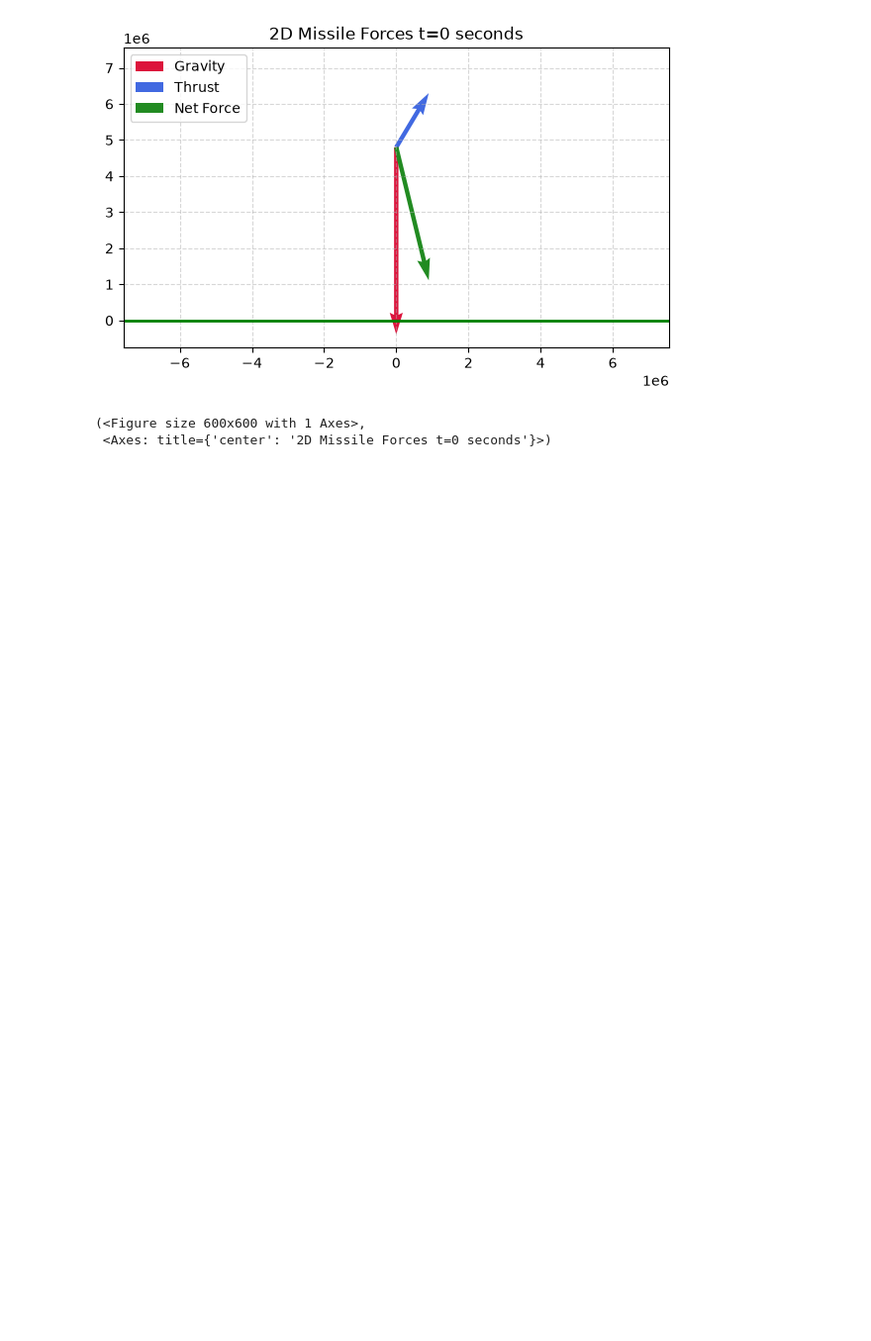
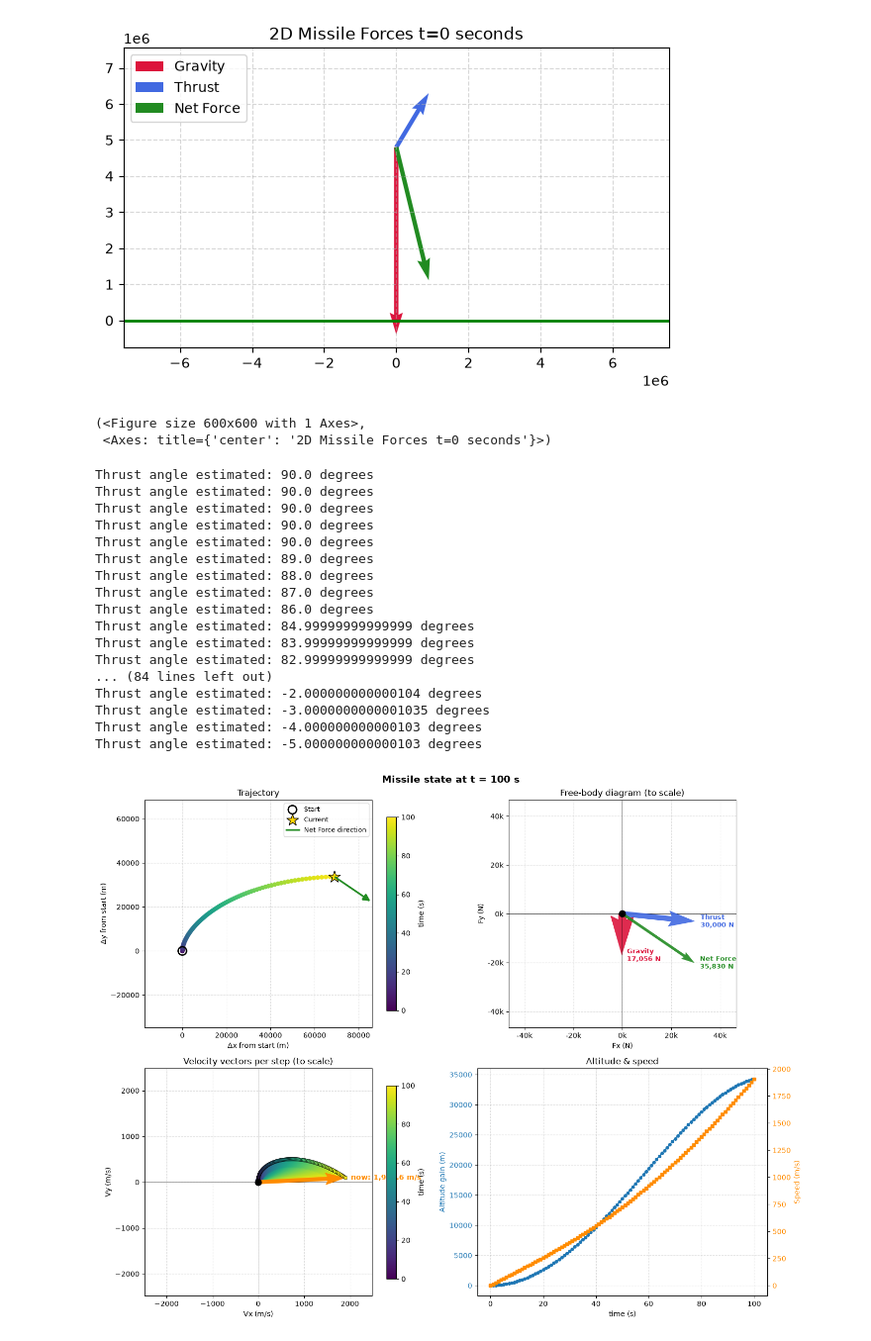
Before and after one commit to RaLLy08/icbm-missile-simulator, a Jupyter notebook: analysis/missile-physics.ipynb, the cells around one changed output. Shown at 99% size. Drawn from its saved outputs; the diff is of its cells as text; code cells hidden in the pictures; blank space fills up the shorter version.

```diff
--- a/analysis/missile-physics.ipynb
+++ b/analysis/missile-physics.ipynb
@@ -114,3 +268,74 @@ plot_2d_vectors(
 [figure]
 (<Figure size 600x600 with 1 Axes>,
  <Axes: title={'center': '2D Missile Forces t=0 seconds'}>)
+# %%
+G = 6.67430e-11
+M_earth = 5.972e24
+m_missile = 1000.0
+
+pos_missile = np.array([0.0, 4.8e6])  # Initial position (m)
+vel_missile = np.array([0.0, 0.0])  # Initial orbital velocity (m/s)
+
+# Weight at this altitude: G*M*m/r^2 ≈ 17,300 N. Thrust must exceed it to climb.
+f_thrust = np.array([0, 30000.0])  # Constant thrust vector (N) -> net ≈ +12,700 N up
+
+# --- Discrete Time Settings ---
+dt = 1.0  # Time step (seconds)
+step = 1
+
+trajectory = [pos_missile.copy()]
+# %%
+
+
+for _ in range(100):  # Simulate 100 steps
+    t = step * dt
+    step += 1
+
+    # 1. Compute forces at current position
+    r_mag = np.linalg.norm(pos_missile)
+    f_gravity = -G * M_earth * m_missile * pos_missile / (r_mag**3)
+
+    f_thrust_angle = np.arctan2(f_thrust[1], f_thrust[0])
+    print(f"Thrust angle estimated: {np.degrees(f_thrust_angle)} degrees")
+
+    if step > 5:
+        f_thrust_angle -= np.radians(1)  # Example: decrease thrust angle by 5 degrees
+        f_thrust = np.array([np.cos(f_thrust_angle), np.sin(f_thrust_angle)]) * np.linalg.norm(f_thrust)
+
+    f_net = f_gravity + f_thrust
+
+    # 3. Discrete Kinematics Update (Symplectic Euler)
+    accel = f_net / m_missile
+    vel_missile = vel_missile + accel * dt
+    pos_missile = pos_missile + vel_missile * dt
+    trajectory.append(pos_missile.copy())
+
+
+# trailing ";" stops Jupyter from displaying the returned Figure a second time
+plot_missile_state(
+    trajectory=trajectory,
+    forces=[f_gravity, f_thrust, f_net],  # net force last
+    labels=["Gravity", "Thrust", "Net Force"],
+    colors=["crimson", "royalblue", "forestgreen"],
+    t=t,
+    dt=dt,
+);
+# %% [output]
+Thrust angle estimated: 90.0 degrees
+Thrust angle estimated: 90.0 degrees
+Thrust angle estimated: 90.0 degrees
+Thrust angle estimated: 90.0 degrees
+Thrust angle estimated: 90.0 degrees
+Thrust angle estimated: 89.0 degrees
+Thrust angle estimated: 88.0 degrees
+Thrust angle estimated: 87.0 degrees
+Thrust angle estimated: 86.0 degrees
+Thrust angle estimated: 84.99999999999999 degrees
+Thrust angle estimated: 83.99999999999999 degrees
+Thrust angle estimated: 82.99999999999999 degrees
+... (84 lines left out)
+Thrust angle estimated: -2.000000000000104 degrees
+Thrust angle estimated: -3.0000000000001035 degrees
+Thrust angle estimated: -4.000000000000103 degrees
+Thrust angle estimated: -5.000000000000103 degrees
+[figure, added]
```
Also changed, not shown: parts of 2 cells of this notebook, 3 other files.
